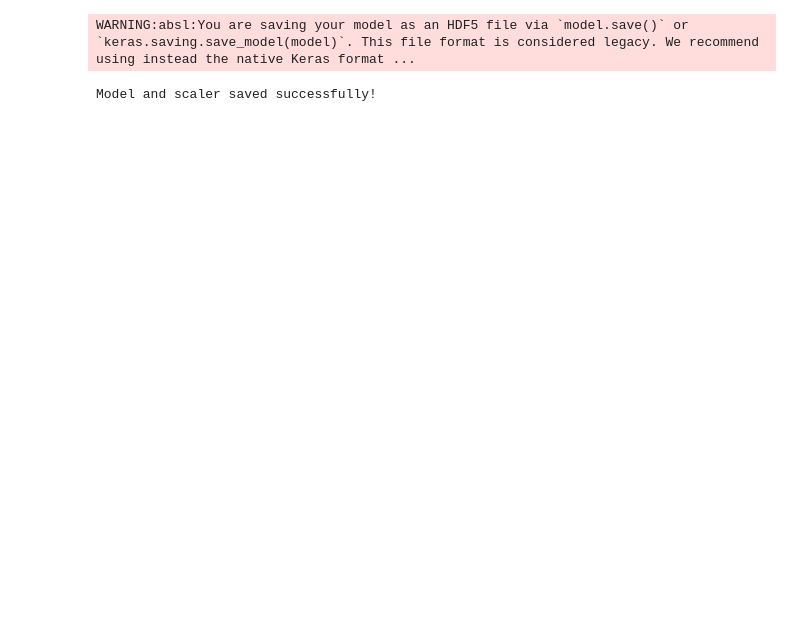
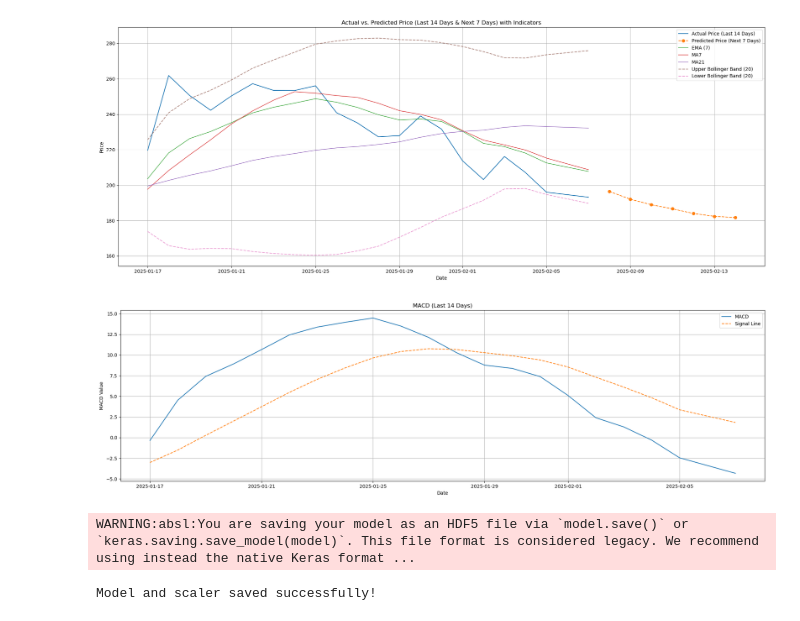
Before and after one commit to Pssahassawat/stock-forecast, a Jupyter notebook: test.ipynb, the cells around one changed output. Cells and saved outputs as stored; diff of their text form; code cells hidden in the pictures; blank space fills up the shorter version.

```diff
--- a/test.ipynb
+++ b/test.ipynb
@@ -173,3 +220,53 @@ Predicted Price for 2025-02-12 00:00:00: 141.0005101430522
+# %%
+# Calculate the start date for the last 14 days
+last_14_days_start = data.index[-21]
+
+plt.figure(figsize=(20, 8))
+
+# Plot actual values for the last 14 days
+plt.plot(data.index[-21:], data['Close'][-21:], label='Actual Price (Last 14 Days)')  # Use data['Close'] directly
+
+# Plot actual values for the test set (if it falls within the last 14 days)
+# test_data_indices_within_14_days = data.index[data.index.get_loc(last_14_days_start):].intersection(data.index[-len(y_test_original):])
+# if len(test_data_indices_within_14_days) > 0:
+#     plt.plot(test_data_indices_within_14_days, y_test_original[np.isin(data.index[-len(y_test_original):], test_data_indices_within_14_days)], label='Actual Price (Test Data - within 14 days)')
+
+# Plot predictions for the next 7 days
+future_dates = pd.date_range(start=data.index[-1] + pd.Timedelta(days=1), periods=n_predictions)
+plt.plot(future_dates, predictions, label='Predicted Price (Next 7 Days)', marker='o', linestyle='--')
+
+# Plot Technical Indicators (for the last 14 days)
+plt.plot(data.index[-21:], data['EMA'][-21:], label='EMA (7)', alpha=0.7)
+plt.plot(data.index[-21:], data['MA7'][-21:], label='MA7', alpha=0.7)
+plt.plot(data.index[-21:], data['MA21'][-21:], label='MA21', alpha=0.7)
+
+# Plot Bollinger Bands (for the last 14 days)
+plt.plot(data.index[-21:], data['Upper_Band'][-21:], label='Upper Bollinger Band (20)', linestyle='--', alpha=0.7)
+plt.plot(data.index[-21:], data['Lower_Band'][-21:], label='Lower Bollinger Band (20)', linestyle='--', alpha=0.7)
+
+plt.xlabel('Date')
+plt.ylabel('Price')
+plt.title('Actual vs. Predicted Price (Last 14 Days & Next 7 Days) with Indicators')
+plt.legend()
+plt.grid(True)
+plt.tight_layout()
+plt.show()
+
+
+# Plotting MACD and Signal Line (for the last 14 days)
+plt.figure(figsize=(20, 6))
+plt.plot(data.index[-21:], data['MACD'][-21:], label='MACD')
+plt.plot(data.index[-21:], data['Signal'][-21:], label='Signal Line', linestyle='--')
+plt.xlabel('Date')
+plt.ylabel('MACD Value')
+plt.title('MACD (Last 14 Days)')
+plt.legend()
+plt.grid(True)
+plt.tight_layout()
+plt.show()
+# %% [output]
+[figure, added]
+[figure, added]
 # %%
 model.save("sol_price_prediction_model.h5")
 # %% [output]
```
Also changed, not shown: parts of 2 cells of this notebook, 3 other files.
